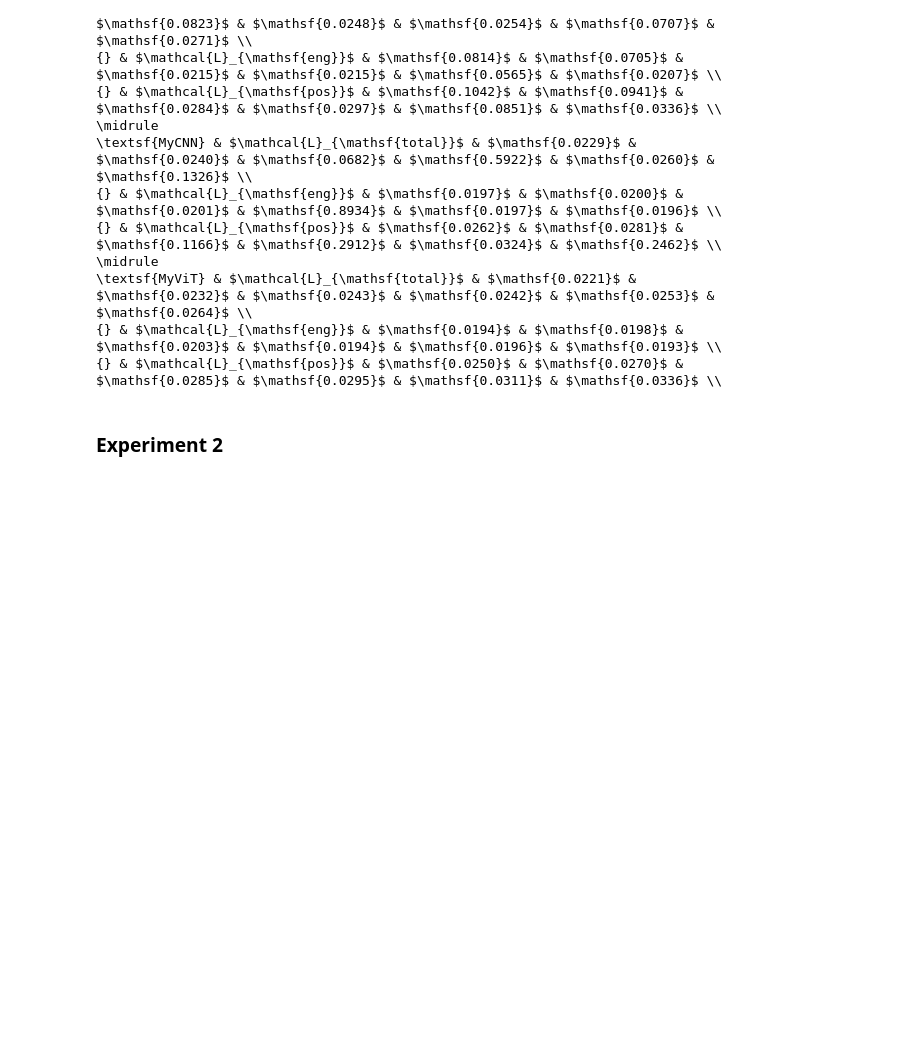
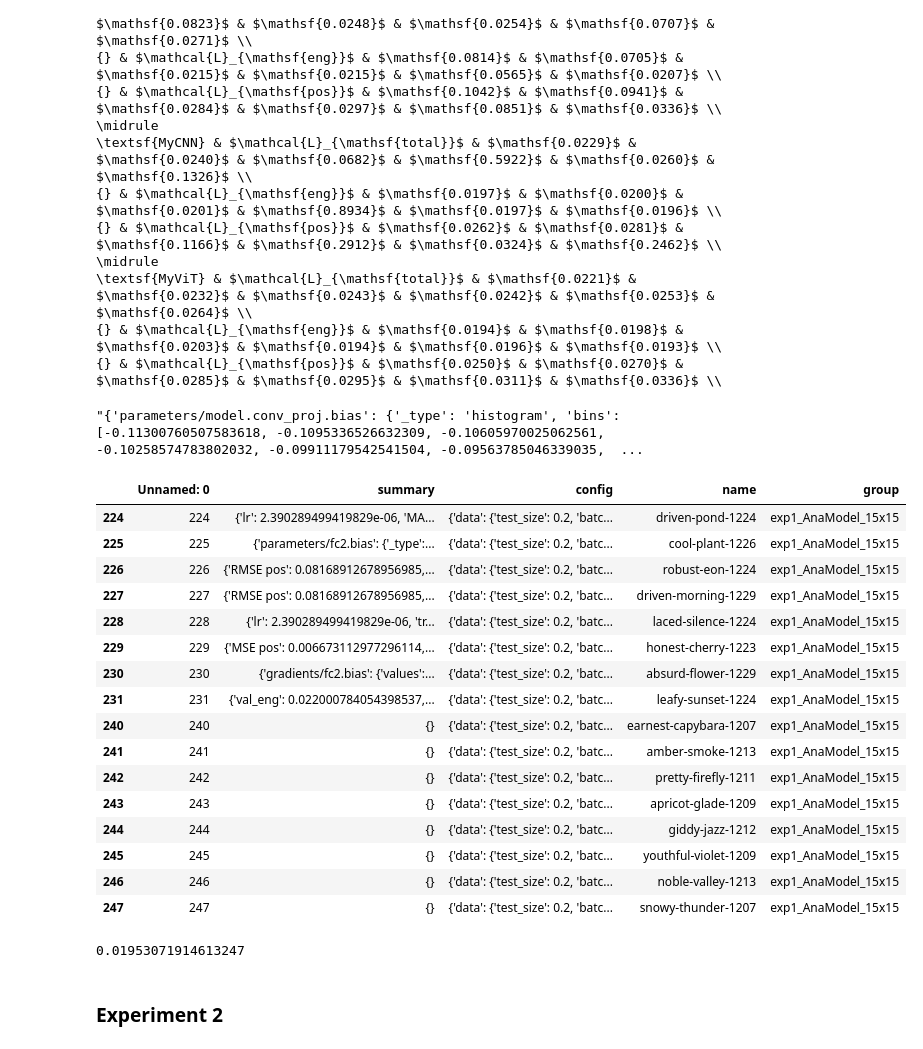
Before and after one commit to dxtvzw/ecal-optimization, a Jupyter notebook: report/data/collect_data.ipynb, the cells around one changed output. Drawn from its saved outputs; the diff is of its cells as text; code cells hidden in the pictures; blank space fills up the shorter version.

```diff
--- a/report/data/collect_data.ipynb
+++ b/report/data/collect_data.ipynb
@@ -87,3 +117,33 @@ for model in models:
+# %%
+runs_df = pd.read_csv("project.csv")
+# %%
+runs_df.iloc[0]['summary']
+# %% [output]
+"{'parameters/model.conv_proj.bias': {'_type': 'histogram', 'bins': [-0.11300760507583618, -0.1095336526632309, -0.10605970025062561, -0.10258574783802032, -0.09911179542541504, -0.09563785046339035,  ...
+# %%
+runs_df.loc[runs_df['group'] == 'exp1_AnaModel_15x15']
+# %% [output]
+|  | Unnamed: 0 | summary | config | name | group |
+| 224 | 224 | {'lr': 2.390289499419829e-06, 'MA... | {'data': {'test_size': 0.2, 'batc... | driven-pond-1224 | exp1_AnaModel_15x15 |
+| 225 | 225 | {'parameters/fc2.bias': {'_type':... | {'data': {'test_size': 0.2, 'batc... | cool-plant-1226 | exp1_AnaModel_15x15 |
+| 226 | 226 | {'RMSE pos': 0.08168912678956985,... | {'data': {'test_size': 0.2, 'batc... | robust-eon-1224 | exp1_AnaModel_15x15 |
+| 227 | 227 | {'RMSE pos': 0.08168912678956985,... | {'data': {'test_size': 0.2, 'batc... | driven-morning-1229 | exp1_AnaModel_15x15 |
+| 228 | 228 | {'lr': 2.390289499419829e-06, 'tr... | {'data': {'test_size': 0.2, 'batc... | laced-silence-1224 | exp1_AnaModel_15x15 |
+| 229 | 229 | {'MSE pos': 0.006673112977296114,... | {'data': {'test_size': 0.2, 'batc... | honest-cherry-1223 | exp1_AnaModel_15x15 |
+| 230 | 230 | {'gradients/fc2.bias': {'values':... | {'data': {'test_size': 0.2, 'batc... | absurd-flower-1229 | exp1_AnaModel_15x15 |
+| 231 | 231 | {'val_eng': 0.022000784054398537,... | {'data': {'test_size': 0.2, 'batc... | leafy-sunset-1224 | exp1_AnaModel_15x15 |
+| 240 | 240 | {} | {'data': {'test_size': 0.2, 'batc... | earnest-capybara-1207 | exp1_AnaModel_15x15 |
+| 241 | 241 | {} | {'data': {'test_size': 0.2, 'batc... | amber-smoke-1213 | exp1_AnaModel_15x15 |
+| 242 | 242 | {} | {'data': {'test_size': 0.2, 'batc... | pretty-firefly-1211 | exp1_AnaModel_15x15 |
+| 243 | 243 | {} | {'data': {'test_size': 0.2, 'batc... | apricot-glade-1209 | exp1_AnaModel_15x15 |
+| 244 | 244 | {} | {'data': {'test_size': 0.2, 'batc... | giddy-jazz-1212 | exp1_AnaModel_15x15 |
+| 245 | 245 | {} | {'data': {'test_size': 0.2, 'batc... | youthful-violet-1209 | exp1_AnaModel_15x15 |
+| 246 | 246 | {} | {'data': {'test_size': 0.2, 'batc... | noble-valley-1213 | exp1_AnaModel_15x15 |
+| 247 | 247 | {} | {'data': {'test_size': 0.2, 'batc... | snowy-thunder-1207 | exp1_AnaModel_15x15 |
+# %%
+ast.literal_eval(runs_df.iloc[0]['summary'])['RMSE_E eng']
+# %% [output]
+0.01953071914613247
 # %% [markdown]
 ### Experiment 2
 # %%
```
Also changed, not shown: parts of 2 cells of this notebook, 9 other files.
